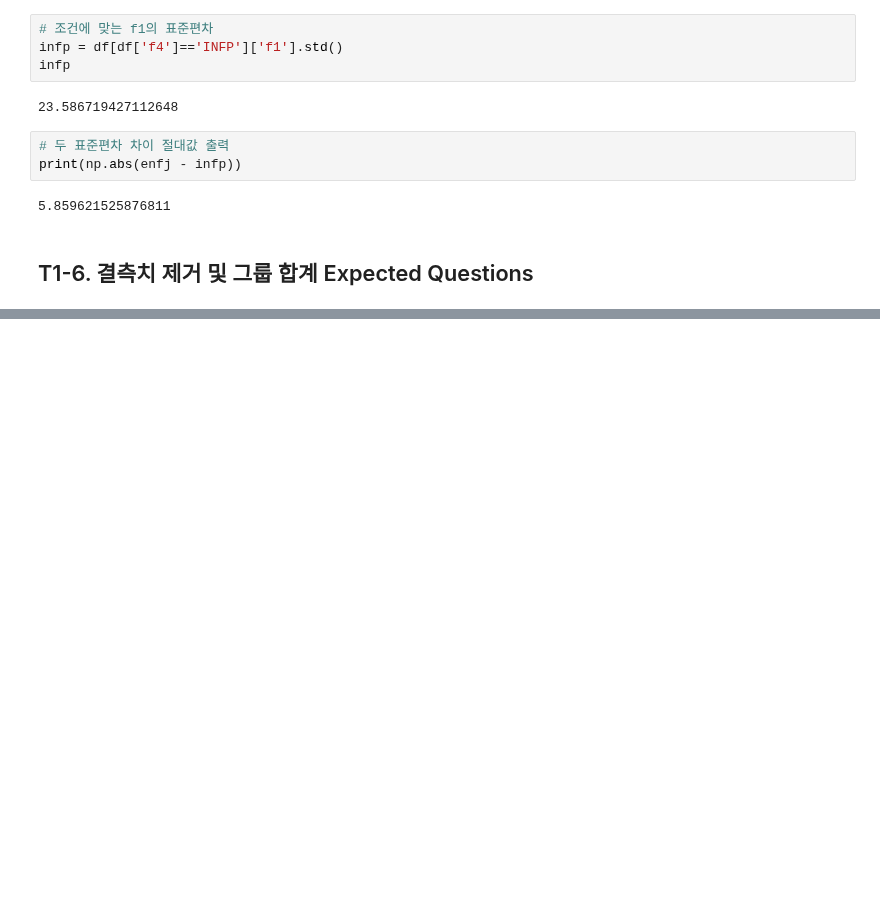
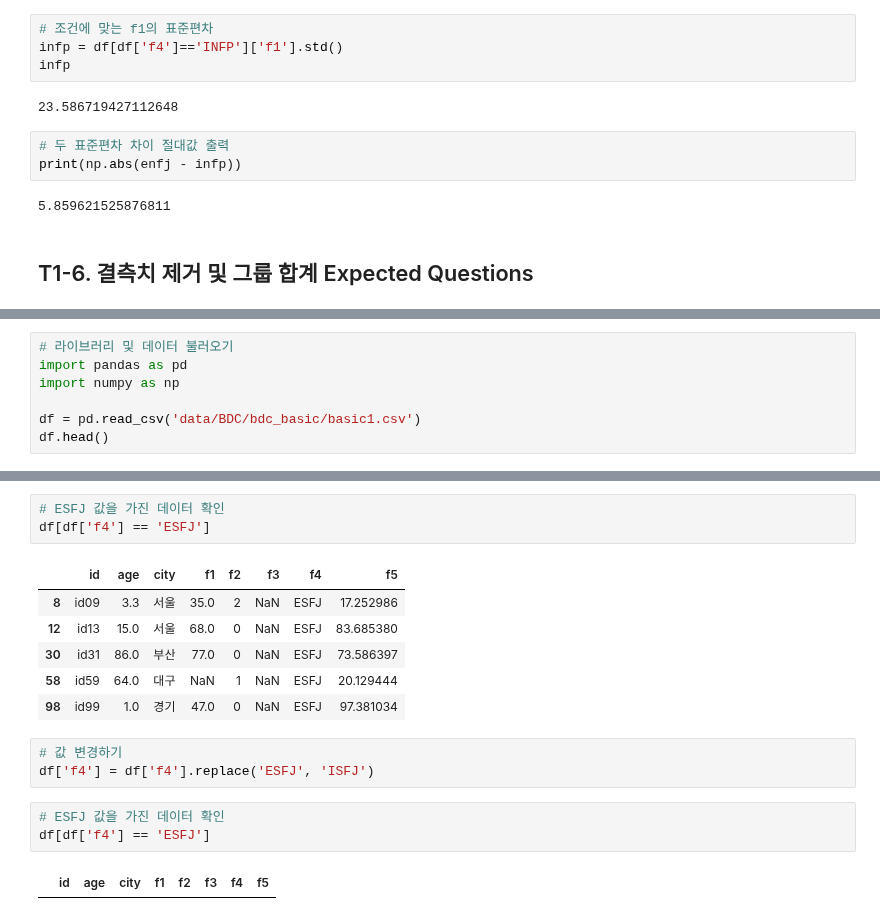
Before and after one commit to zudata/BEAKJOON, a Jupyter notebook: study/Big Data Certification study.ipynb, the cells around one changed output, grey strips where cells are left out. Cells and saved outputs as stored; diff of their text form; blank space fills up the shorter version.

```diff
--- a/study/Big Data Certification study.ipynb
+++ b/study/Big Data Certification study.ipynb
@@ -322,0 +360,7 @@ df
+# %%
+# 라이브러리 및 데이터 불러오기
+import pandas as pd
+import numpy as np
+
+df = pd.read_csv('data/BDC/bdc_basic/basic1.csv')
+df.head()
@@ -322,0 +374,18 @@ df
+# %%
+# ESFJ 값을 가진 데이터 확인
+df[df['f4'] == 'ESFJ']
+# %% [output]
+|  | id | age | city | f1 | f2 | f3 | f4 | f5 |
+| 8 | id09 | 3.3 | 서울 | 35.0 | 2 | NaN | ESFJ | 17.252986 |
+| 12 | id13 | 15.0 | 서울 | 68.0 | 0 | NaN | ESFJ | 83.685380 |
+| 30 | id31 | 86.0 | 부산 | 77.0 | 0 | NaN | ESFJ | 73.586397 |
+| 58 | id59 | 64.0 | 대구 | NaN | 1 | NaN | ESFJ | 20.129444 |
+| 98 | id99 | 1.0 | 경기 | 47.0 | 0 | NaN | ESFJ | 97.381034 |
+# %%
+# 값 변경하기
+df['f4'] = df['f4'].replace('ESFJ', 'ISFJ')
+# %%
+# ESFJ 값을 가진 데이터 확인
+df[df['f4'] == 'ESFJ']
+# %% [output]
+|  | id | age | city | f1 | f2 | f3 | f4 | f5 |
```
Also changed, not shown: parts of 9 cells of this notebook.
